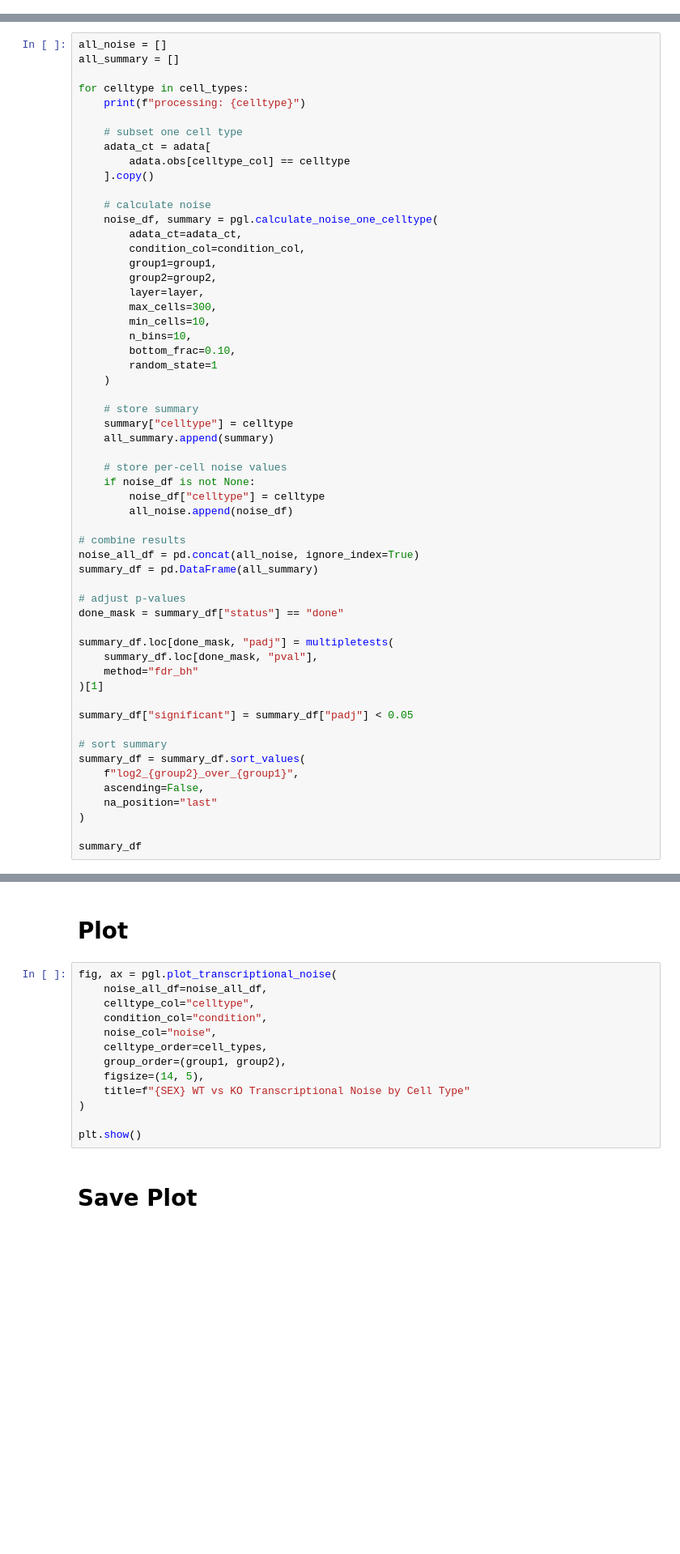
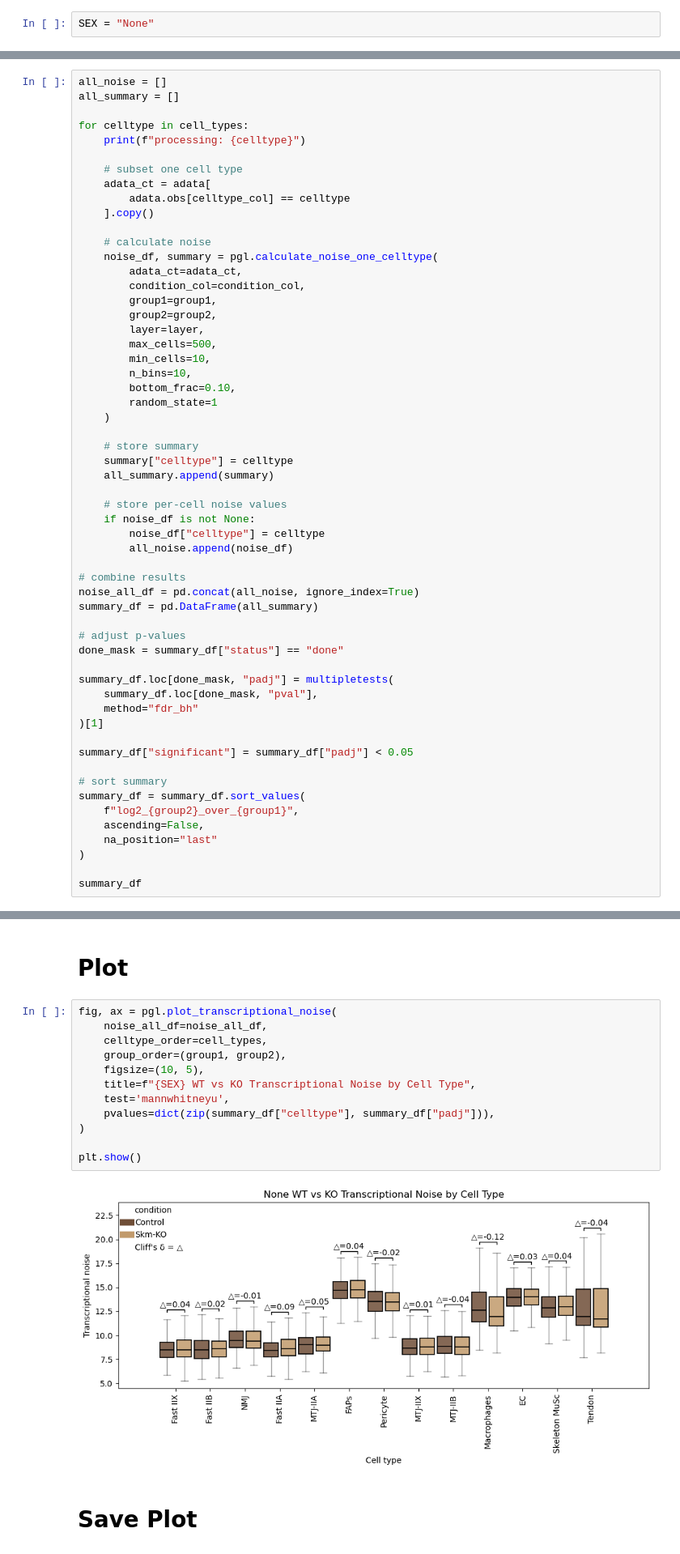
Before and after one commit to sachha-naksha/TA_muscle_ageing, a Jupyter notebook: py_scripts/2_single_nuc_inspection/Transcriptional_Heterogeneity.ipynb, the cells around one changed output, grey strips where cells are left out. Shown at 81% size. Drawn from its saved outputs; the diff is of its cells as text; blank space fills up the shorter version.

```diff
--- a/py_scripts/2_single_nuc_inspection/Transcriptional_Heterogeneity.ipynb
+++ b/py_scripts/2_single_nuc_inspection/Transcriptional_Heterogeneity.ipynb
@@ -40 +68,3 @@ cell_types
+# %%
+SEX = "None"
 # %%
@@ -63,7 +97,7 @@ for celltype in cell_types:
         group1=group1,
         group2=group2,
         layer=layer,
-        max_cells=300,
+        max_cells=500,
         min_cells=10,
         n_bins=10,
         bottom_frac=0.10,
@@ -106,16 +168,17 @@ summary_df
 # %%
 fig, ax = pgl.plot_transcriptional_noise(
     noise_all_df=noise_all_df,
-    celltype_col="celltype",
-    condition_col="condition",
-    noise_col="noise",
     celltype_order=cell_types,
     group_order=(group1, group2),
-    figsize=(14, 5),
-    title=f"{SEX} WT vs KO Transcriptional Noise by Cell Type"
+    figsize=(10, 5),
+    title=f"{SEX} WT vs KO Transcriptional Noise by Cell Type",
+    test='mannwhitneyu',
+    pvalues=dict(zip(summary_df["celltype"], summary_df["padj"])),
 )
 
 plt.show()
+# %% [output]
+[figure, added]
 # %% [markdown]
 # Save Plot
 # %%
```
Also changed, not shown: parts of 7 cells of this notebook, 15 other files.
